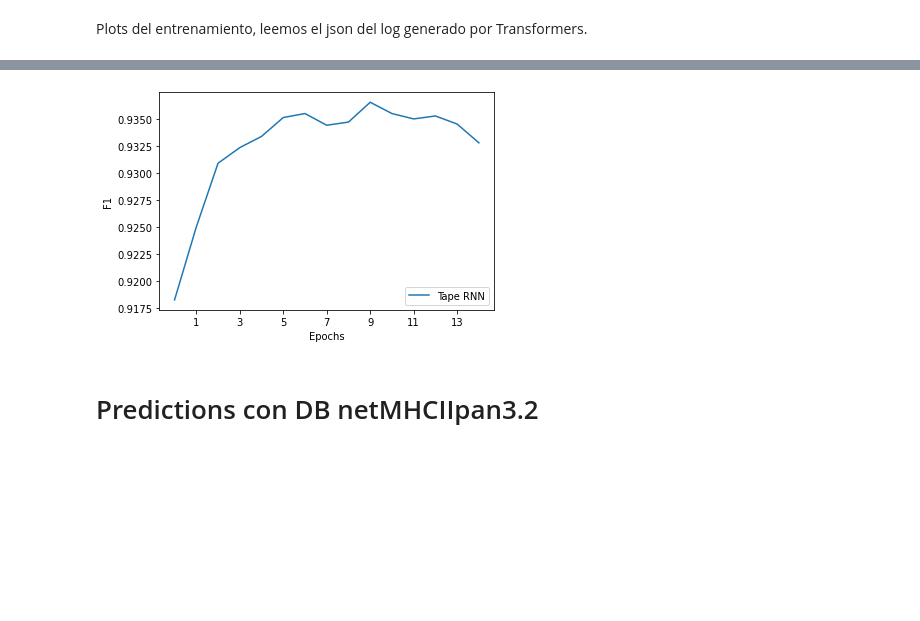
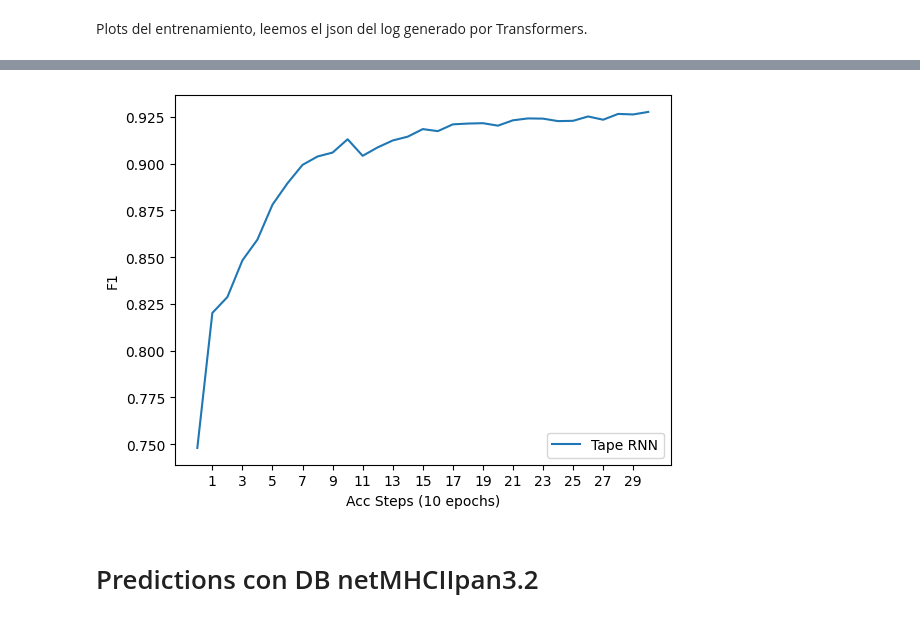
Before and after one commit to arceda/pmhc, a Jupyter notebook: plots.ipynb, the cells around one changed output, grey strips where cells are left out. Drawn from its saved outputs; the diff is of its cells as text; code cells hidden in the pictures; blank space fills up the shorter version.

Commit message:
metricas comparativas con 30 epochs

```diff
--- a/plots.ipynb
+++ b/plots.ipynb
@@ -86,38 +150,43 @@ train_7train_8_train_9_
 # %%
 # training plot TAPE 30 epochs
 
 import json
 import matplotlib.pyplot as plt
 
-file_json = open("results/train_tape_rnn_freeze_30_epochs/checkpoint-505335/trainer_state.json", "r")
+#file_json = open("results/train_tape_rnn_freeze_30_epochs/checkpoint-505335/trainer_state.json", "r")
+file_json = open("results/train_esm2_t30_rnn12/checkpoint-5200/trainer_state.json", "r")
 data_json = json.loads(file_json.read())
 
 lr_List = []
+epochs = []
 acc_List = []
 auc_List = []
 presicion_List = []
 recall_List = []
 fscore_List = []
 
 for i in range(1, len(data_json["log_history"]), 2):
-    lr_List.append(data_json["log_history"][i-1]["learning_rate"])
+    #lr_List.append(data_json["log_history"][i-1]["learning_rate"])
+
+    #epochs.append( round( data_json["log_history"][i]["epoch"] )  )
     acc_List.append(data_json["log_history"][i]["eval_accuracy"])
     auc_List.append(data_json["log_history"][i]["eval_auc"])
     presicion_List.append(data_json["log_history"][i]["eval_precision"])
     recall_List.append(data_json["log_history"][i]["eval_recall"])
     fscore_List.append(data_json["log_history"][i]["eval_f1"])
 
 plt.plot(range(len(fscore_List)),fscore_List, label="Tape RNN")
 
 plt.xticks(range(1,len(fscore_List), 2))
+#plt.xticks( epochs )
 plt.legend(loc ="lower right")
-plt.xlabel("Epochs")
+plt.xlabel("Acc Steps (10 epochs)")
 plt.ylabel("F1")
 
-plt.savefig('training_tape_rnn_freeze_30_epochs', dpi=300)
+plt.savefig('train_esm2_t30_rnn_acc_steps', dpi=300)
 plt.show()
 # %% [output]
-[figure, old version]
+[figure, new version]
 # %% [markdown]
 # Predictions con DB netMHCIIpan3.2
 # %%
```
Also changed, not shown: parts of 5 cells of this notebook, 9 other files.
